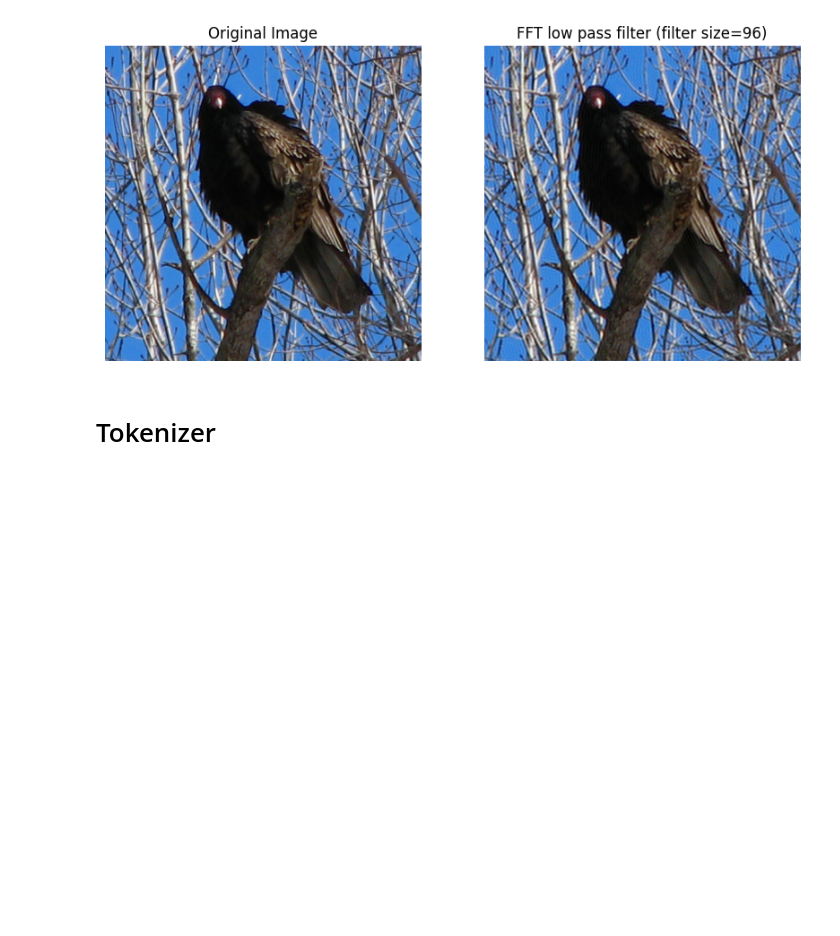
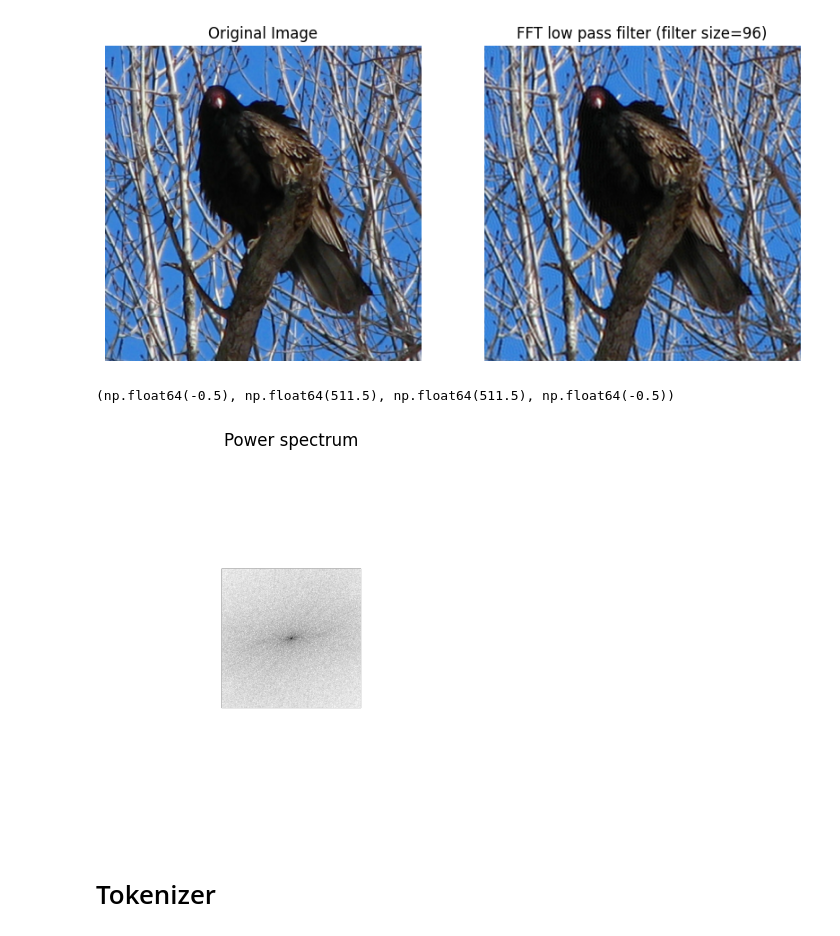
Before and after one commit to EgorProkopov/Sigma-Image-Tokenizer, a Jupyter notebook: notebooks/fft_visualise.ipynb, the cells around one changed output. Saved outputs shown, nothing was run; the diff lists cells and outputs as text; code cells hidden in the pictures; blank space fills up the shorter version.

```diff
--- a/notebooks/fft_visualise.ipynb
+++ b/notebooks/fft_visualise.ipynb
@@ -173,6 +173,20 @@ plt.show()
 # %% [output]
 Clipping input data to the valid range for imshow with RGB data ([0..1] for floats or [0..255] for integers). Got range [1.4902521e-06..1.0740254].
 [figure]
+# %%
+log_filtered_fft = torch.log(filtered_fft)
+log_filtered_fft = torch.abs(log_filtered_fft).square().float()
+# %%
+im = log_filtered_fft[0].unsqueeze(0).permute(1, 2, 0).cpu().numpy()
+# %%
+im = 255 - im
+# %%
+plt.imshow(im, cmap="gray")
+plt.title("Power spectrum")
+plt.axis("off")
+# %% [output]
+(np.float64(-0.5), np.float64(511.5), np.float64(511.5), np.float64(-0.5))
+[figure, added]
 # %% [markdown]
 # Tokenizer
 # %%
```
Also changed, not shown: parts of 5 cells of this notebook, 1 other file.
